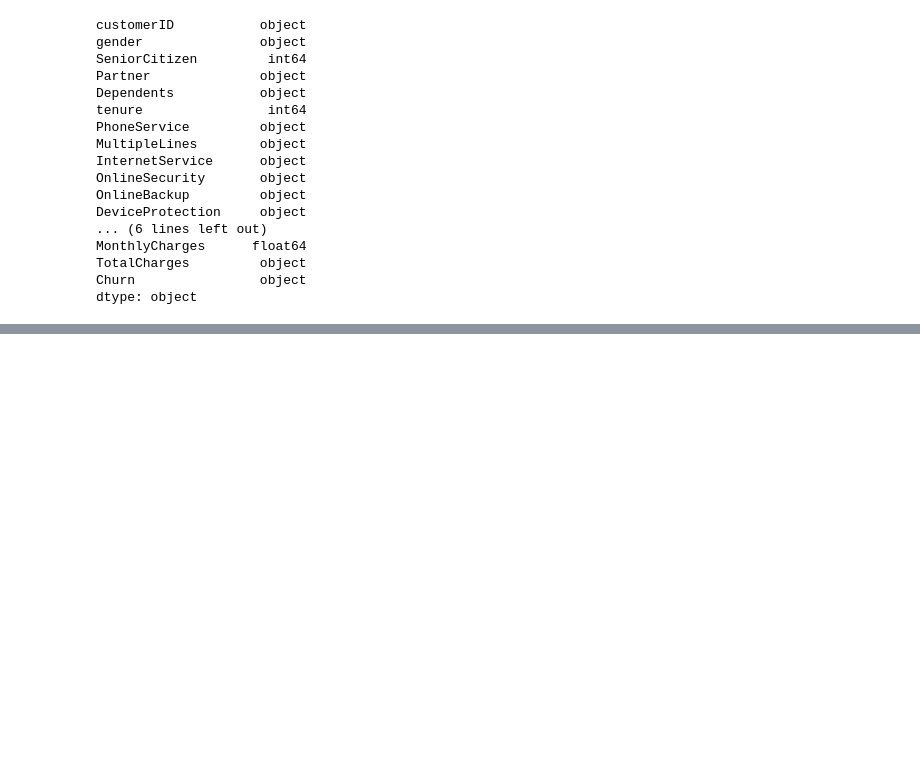
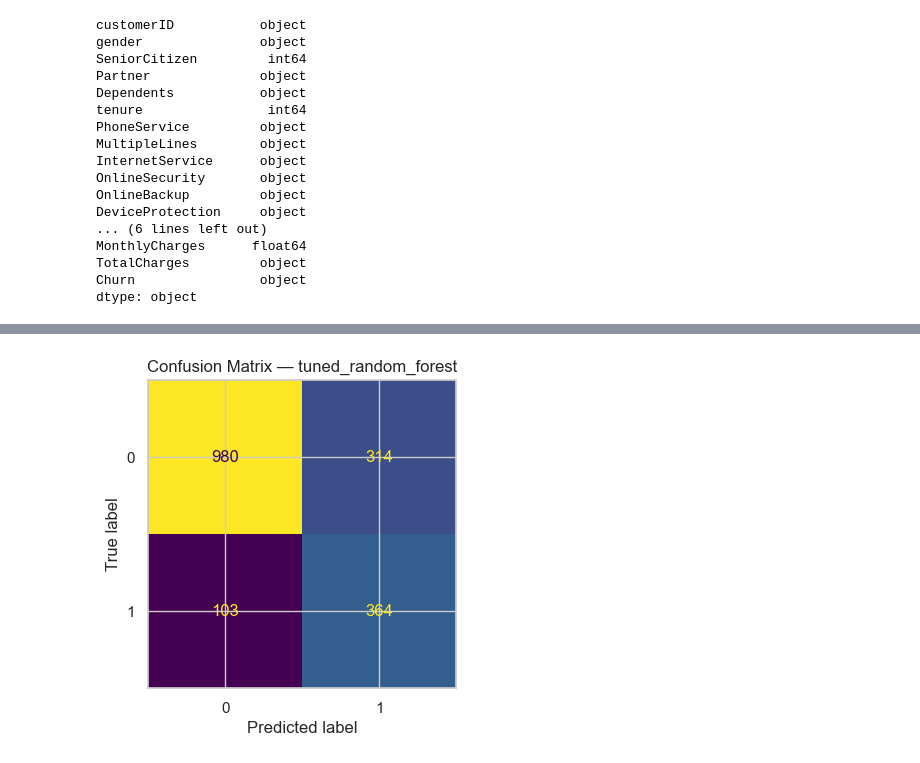
Before and after one commit to growithanand/customer-churn-prediction, a Jupyter notebook: notebooks/churn_analysis.ipynb, the cells around one changed output, grey strips where cells are left out. Drawn from its saved outputs; the diff is of its cells as text; code cells hidden in the pictures; blank space fills up the shorter version.

```diff
--- a/notebooks/churn_analysis.ipynb
+++ b/notebooks/churn_analysis.ipynb
@@ -339,2 +231,0 @@ For machine learning models, the target variable must be numeric, so it was conv
-# %%
-df = pd.get_dummies(data=df,drop_first= True)
@@ -624,0 +418,18 @@ This suggests that although ensemble tree models can capture more complex patter
+# %%
+candidate_models = {
+    "tuned_logistic_regression": best_log_model,
+    "tuned_random_forest": best_rf_model,
+}
+
+test_rows = []
+
+for name, model in candidate_models.items():
+    model.fit(X_train, y_train)
+    y_proba = model.predict_proba(X_test)[:, 1]
+    best_threshold, threshold_table = find_best_threshold(y_test, y_proba)
+    row = evaluate_at_threshold(y_test, y_proba, best_threshold)
+    row["model"] = name
+    test_rows.append(row)
+
+test_results = pd.DataFrame(test_rows).sort_values("f1", ascending=False).reset_index(drop=True)
+test_results
@@ -624,0 +444,17 @@ This suggests that although ensemble tree models can capture more complex patter
+# %%
+best_model_name = test_results.loc[0, "model"]
+
+if best_model_name == "tuned_logistic_regression":
+    best_model = best_log_model
+else:
+    best_model = best_rf_model
+
+best_model.fit(X_train, y_train)
+y_proba = best_model.predict_proba(X_test)[:, 1]
+best_threshold, threshold_scores = find_best_threshold(y_test, y_proba)
+y_pred = (y_proba >= best_threshold).astype(int)
+
+print("Best model:", best_model_name)
+print("Best threshold:", round(float(best_threshold), 2))
+print()
+print(classification_report(y_test, y_pred))
@@ -624,0 +473,9 @@ This suggests that although ensemble tree models can capture more complex patter
+# %%
+cm = confusion_matrix(y_test, y_pred)
+disp = ConfusionMatrixDisplay(confusion_matrix=cm)
+fig, ax = plt.subplots(figsize=(5,4))
+disp.plot(ax=ax, colorbar=False)
+plt.title(f"Confusion Matrix — {best_model_name}")
+plt.show()
+# %% [output]
+[figure, added]
```
Also changed, not shown: parts of 96 cells of this notebook.
